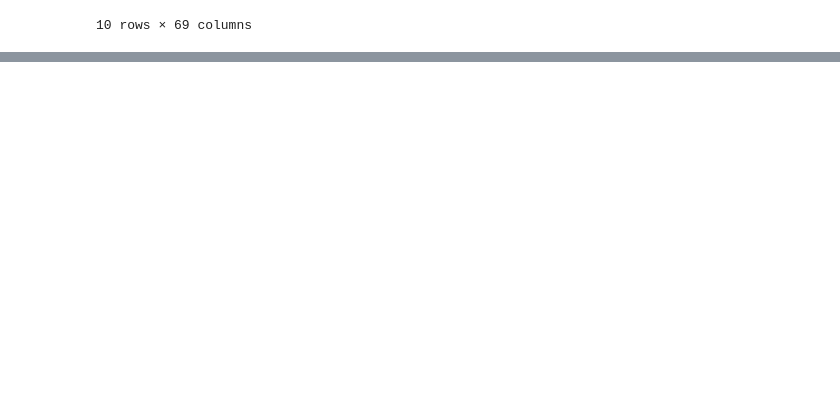
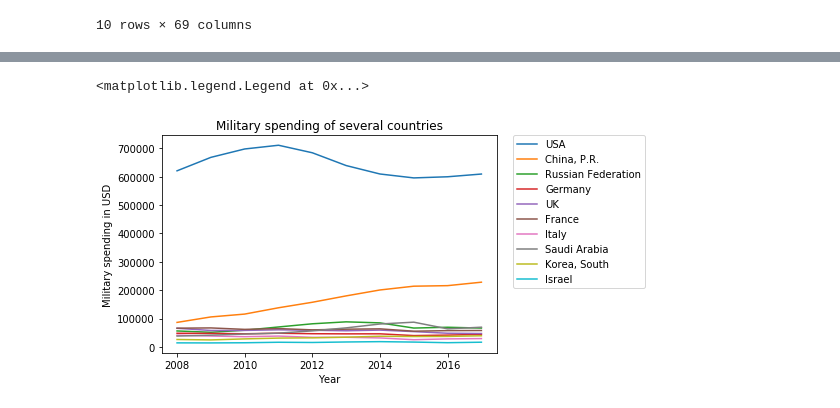
Before and after one commit to poornimajoshi/jupyter, a Jupyter notebook: DATS 6103 - Individual Project 1 - Poornima Joshi.ipynb, the cells around one changed output, grey strips where cells are left out. Drawn from its saved outputs; the diff is of its cells as text; code cells hidden in the pictures; blank space fills up the shorter version.

Commit message:
Adding plots for the expenditure data

```diff
--- a/DATS 6103 - Individual Project 1 - Poornima Joshi.ipynb
+++ b/DATS 6103 - Individual Project 1 - Poornima Joshi.ipynb
@@ -37,3 +38,8 @@ df
 | Korea, South | . . | 108.4 | . . | 64.8333 | 62.2222 | 213.333 | 141.2 | 250 | 266 | 302 | ... | ... |
 | Israel | . . | . . | 139.734 | 172.408 | 75.5815 | 57.6389 | 84.7222 | 173.889 | 163.611 | 159.028 | ... | ... |
 10 rows × 69 columns
+# %%
+col_list = [2008,2009,2010,2011,2012,2013,2014,2015,2016,2017]
+df = df[col_list]
+#df = df.reset_index()
+df
@@ -39,0 +59,12 @@ df
+# %%
+
+for i in df.index:
+    plt.plot(df.loc[i])
+
+plt.xlabel('Year')
+plt.ylabel('Military spending in USD')
+plt.title('Military spending of several countries')
+plt.legend(bbox_to_anchor=(1.05, 1), loc=2, borderaxespad=0.)
+# %% [output]
+<matplotlib.legend.Legend at 0x...>
+[figure, added]
```
Also changed, not shown: parts of 7 cells of this notebook.
